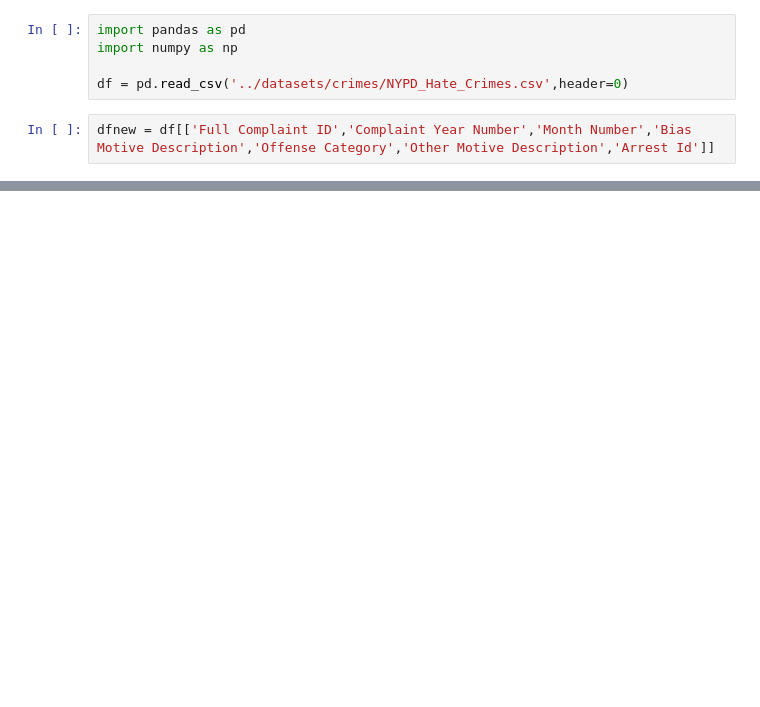
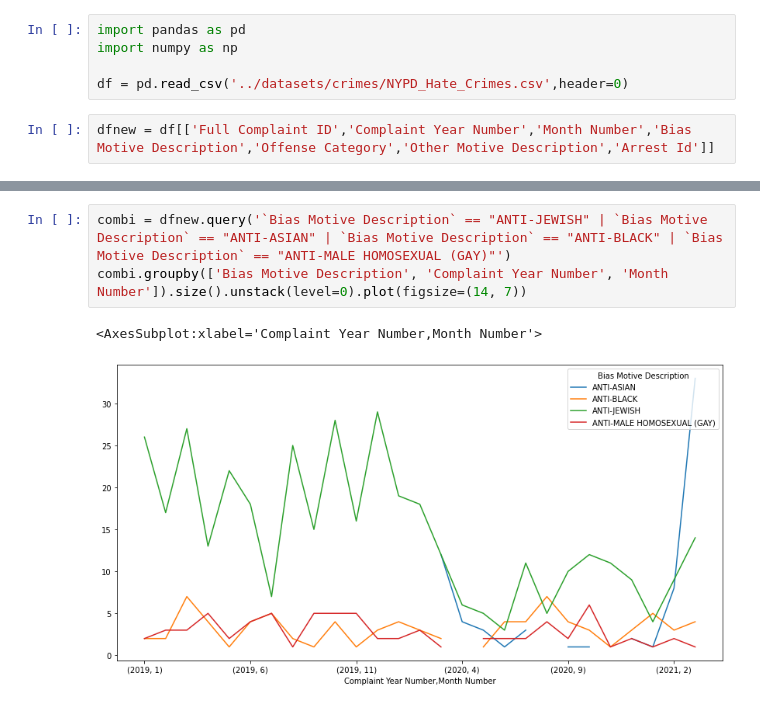
Before and after one commit to jgingh7/NYC-COVID-BigData, a Jupyter notebook: notebooks/Covid_19_Impact_on_Crime.ipynb, the cells around one changed output, grey strips where cells are left out. Saved outputs shown, nothing was run; the diff lists cells and outputs as text; blank space fills up the shorter version.

```diff
--- a/notebooks/Covid_19_Impact_on_Crime.ipynb
+++ b/notebooks/Covid_19_Impact_on_Crime.ipynb
@@ -76,0 +160,6 @@ plt.show()
+# %%
+combi = dfnew.query('`Bias Motive Description` == "ANTI-JEWISH" | `Bias Motive Description` == "ANTI-ASIAN" | `Bias Motive Description` == "ANTI-BLACK" | `Bias Motive Description` == "ANTI-MALE HOMOSEXUAL (GAY)"')
+combi.groupby(['Bias Motive Description', 'Complaint Year Number', 'Month Number']).size().unstack(level=0).plot(figsize=(14, 7))
+# %% [output]
+<AxesSubplot:xlabel='Complaint Year Number,Month Number'>
+[figure, added]
```
Also changed, not shown: parts of 11 cells of this notebook.
